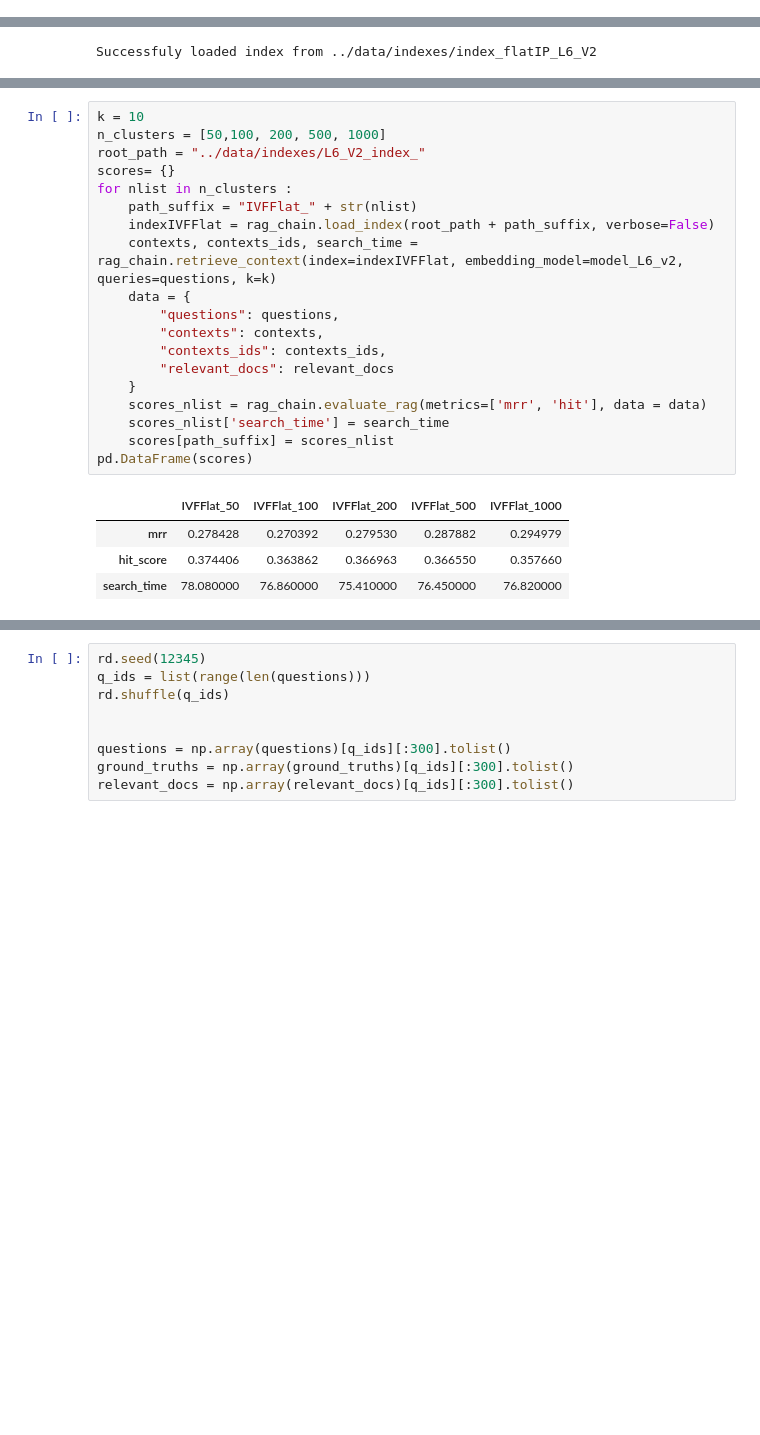
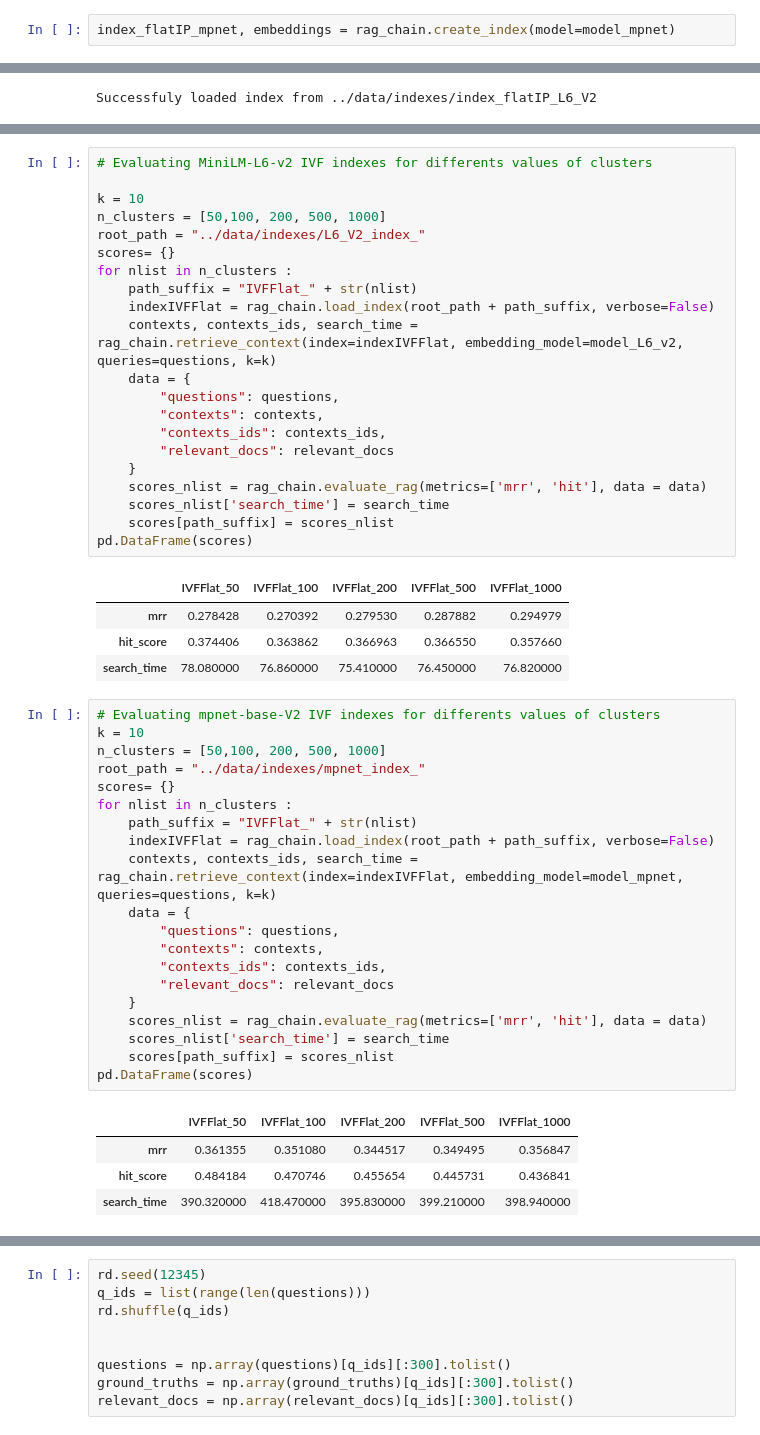
Before and after one commit to jeremdesno/RAG_chatbot, a Jupyter notebook: scripts/rag_evaluation.ipynb, the cells around one changed output, grey strips where cells are left out. Drawn from its saved outputs; the diff is of its cells as text; blank space fills up the shorter version.

```diff
--- a/scripts/rag_evaluation.ipynb
+++ b/scripts/rag_evaluation.ipynb
@@ -166,3 +163,5 @@ embeddings.shape
 rag_chain.save_index(index_flatIP, '../data/indexes/index_flatIP_L6_V2')
 # %% [output]
 Successfuly saved index to ../data/indexes/index_flatIP
+# %%
+index_flatIP_mpnet, embeddings = rag_chain.create_index(model=model_mpnet)
@@ -274,4 +342,6 @@ pd.DataFrame(scores)
 # %%
+# Evaluating MiniLM-L6-v2 IVF indexes for differents values of clusters
+
 k = 10
 n_clusters = [50,100, 200, 500, 1000]
 root_path = "../data/indexes/L6_V2_index_"
@@ -295,3 +365,28 @@ pd.DataFrame(scores)
 | mrr | 0.278428 | 0.270392 | 0.279530 | 0.287882 | 0.294979 |
 | hit_score | 0.374406 | 0.363862 | 0.366963 | 0.366550 | 0.357660 |
 | search_time | 78.080000 | 76.860000 | 75.410000 | 76.450000 | 76.820000 |
+# %%
+# Evaluating mpnet-base-V2 IVF indexes for differents values of clusters
+k = 10
+n_clusters = [50,100, 200, 500, 1000]
+root_path = "../data/indexes/mpnet_index_"
+scores= {}
+for nlist in n_clusters :
+    path_suffix = "IVFFlat_" + str(nlist)
+    indexIVFFlat = rag_chain.load_index(root_path + path_suffix, verbose=False)
+    contexts, contexts_ids, search_time = rag_chain.retrieve_context(index=indexIVFFlat, embedding_model=model_mpnet, queries=questions, k=k)
+    data = {
+        "questions": questions,
+        "contexts": contexts,
+        "contexts_ids": contexts_ids,
+        "relevant_docs": relevant_docs
+    }
+    scores_nlist = rag_chain.evaluate_rag(metrics=['mrr', 'hit'], data = data)
+    scores_nlist['search_time'] = search_time
+    scores[path_suffix] = scores_nlist
+pd.DataFrame(scores)
+# %% [output]
+|  | IVFFlat_50 | IVFFlat_100 | IVFFlat_200 | IVFFlat_500 | IVFFlat_1000 |
+| mrr | 0.361355 | 0.351080 | 0.344517 | 0.349495 | 0.356847 |
+| hit_score | 0.484184 | 0.470746 | 0.455654 | 0.445731 | 0.436841 |
+| search_time | 390.320000 | 418.470000 | 395.830000 | 399.210000 | 398.940000 |
```
Also changed, not shown: parts of 12 cells of this notebook.
